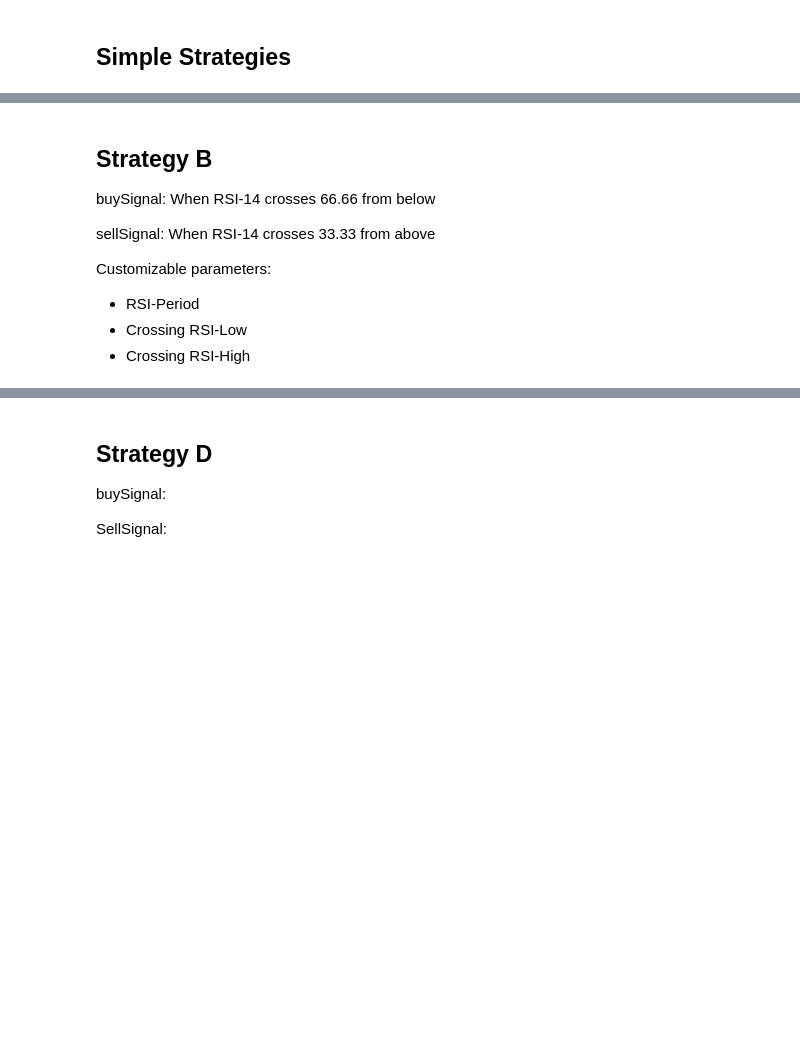
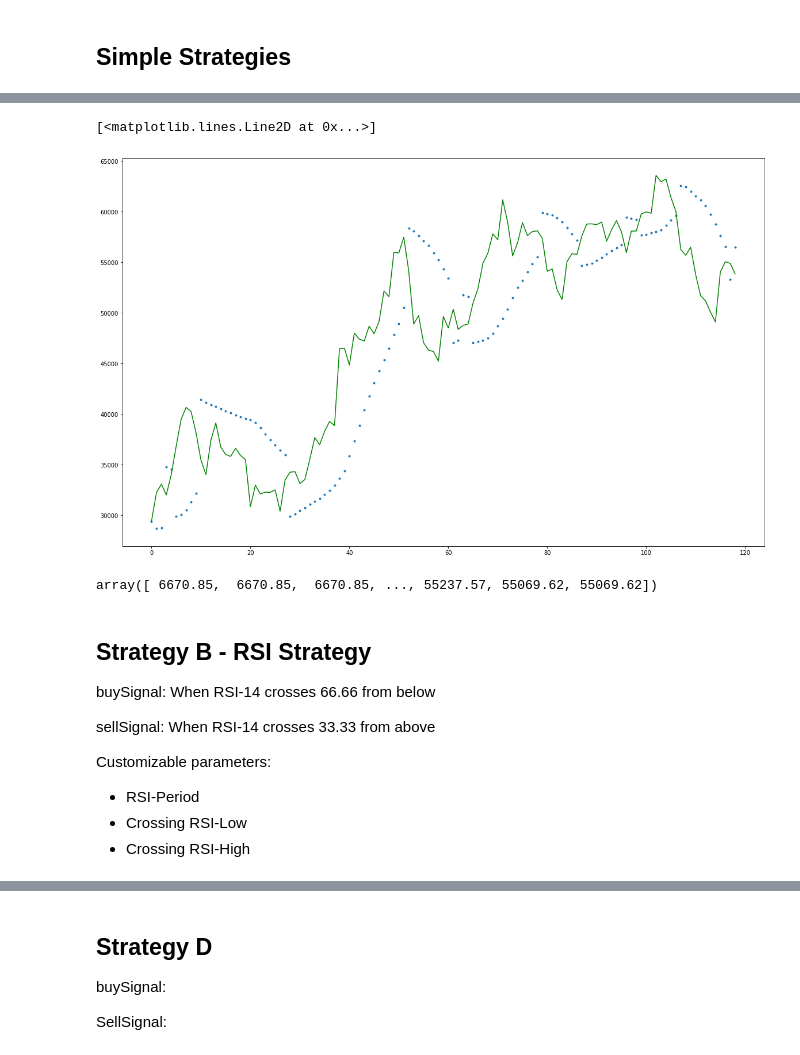
Before and after one commit to Andrerg01/fredinhouTradingBot, a Jupyter notebook: Coinbase_Trader_4.0/src/Prototyping.ipynb, the cells around one changed output, grey strips where cells are left out. Saved outputs shown, nothing was run; the diff lists cells and outputs as text; code cells hidden in the pictures; blank space fills up the shorter version.

```diff
--- a/Coinbase_Trader_4.0/src/Prototyping.ipynb
+++ b/Coinbase_Trader_4.0/src/Prototyping.ipynb
@@ -247,5 +145,22 @@ best.to_dict()
+# %%
+fig, ax = plt.subplots(figsize = [20, 20/1.61])
+
+nPeriodLowWindow = 7
+nPeriodHighWindow = 7
+accStep = 0.02
+accCeil = 0.2
+
+ax.plot(ff.PSAR(dataOriginal['low'].values, dataOriginal['high'].values, dataOriginal['open'].values, dataOriginal['close'].values, nPeriodLowWindow = nPeriodLowWindow, nPeriodHighWindow = nPeriodHighWindow, accStep = accStep, accCeil = accCeil), '.')
+ax.plot(dataOriginal['close'].values, color = 'green')
+# %% [output]
+[<matplotlib.lines.Line2D at 0x...>]
+[figure, added]
+# %%
+ff.nPeriodHigh(dataOriginal['close'].values)
+# %% [output]
+array([ 6670.85,  6670.85,  6670.85, ..., 55237.57, 55069.62, 55069.62])
 # %% [markdown]
-## Strategy B
+## Strategy B - RSI Strategy
 buySignal: When RSI-14 crosses 66.66 from below
 
 sellSignal: When RSI-14 crosses 33.33 from above
```
Also changed, not shown: parts of 58 cells of this notebook, 6 other files.
